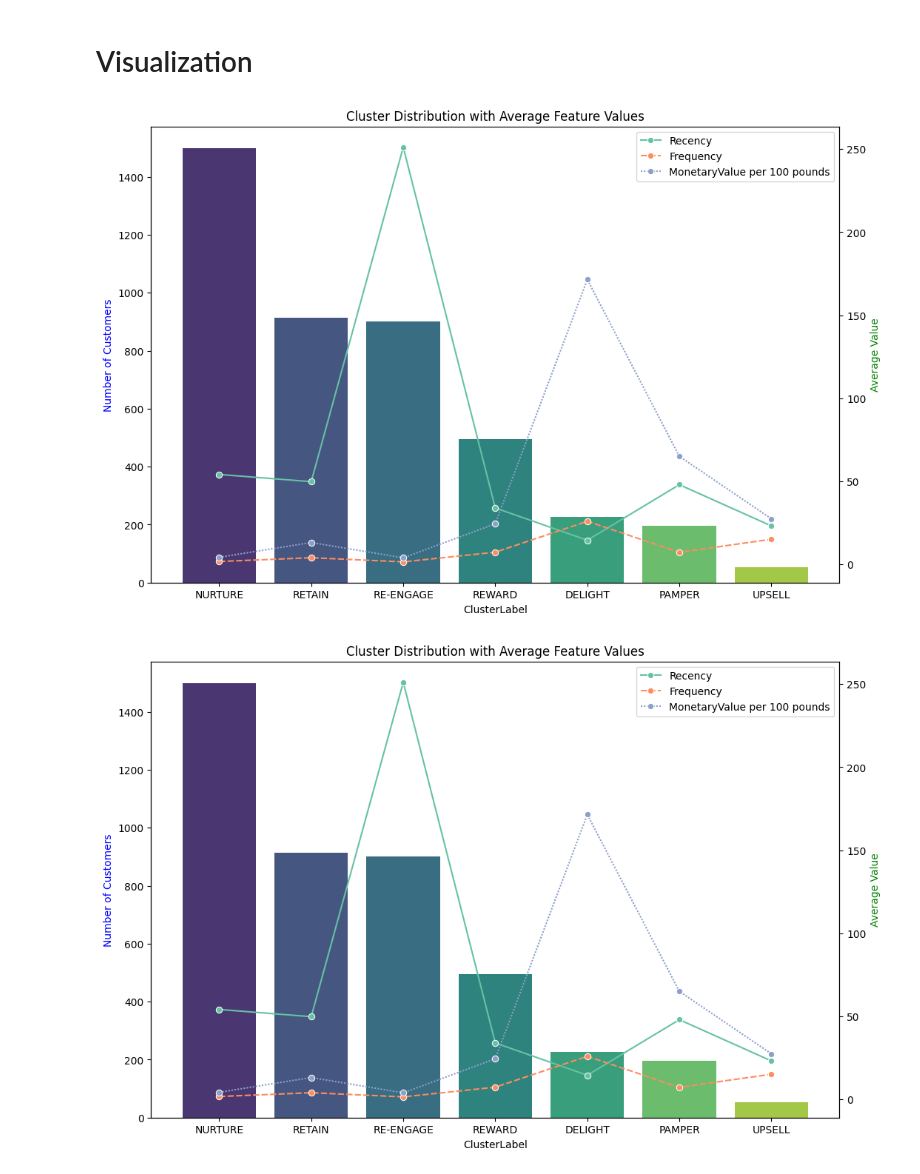
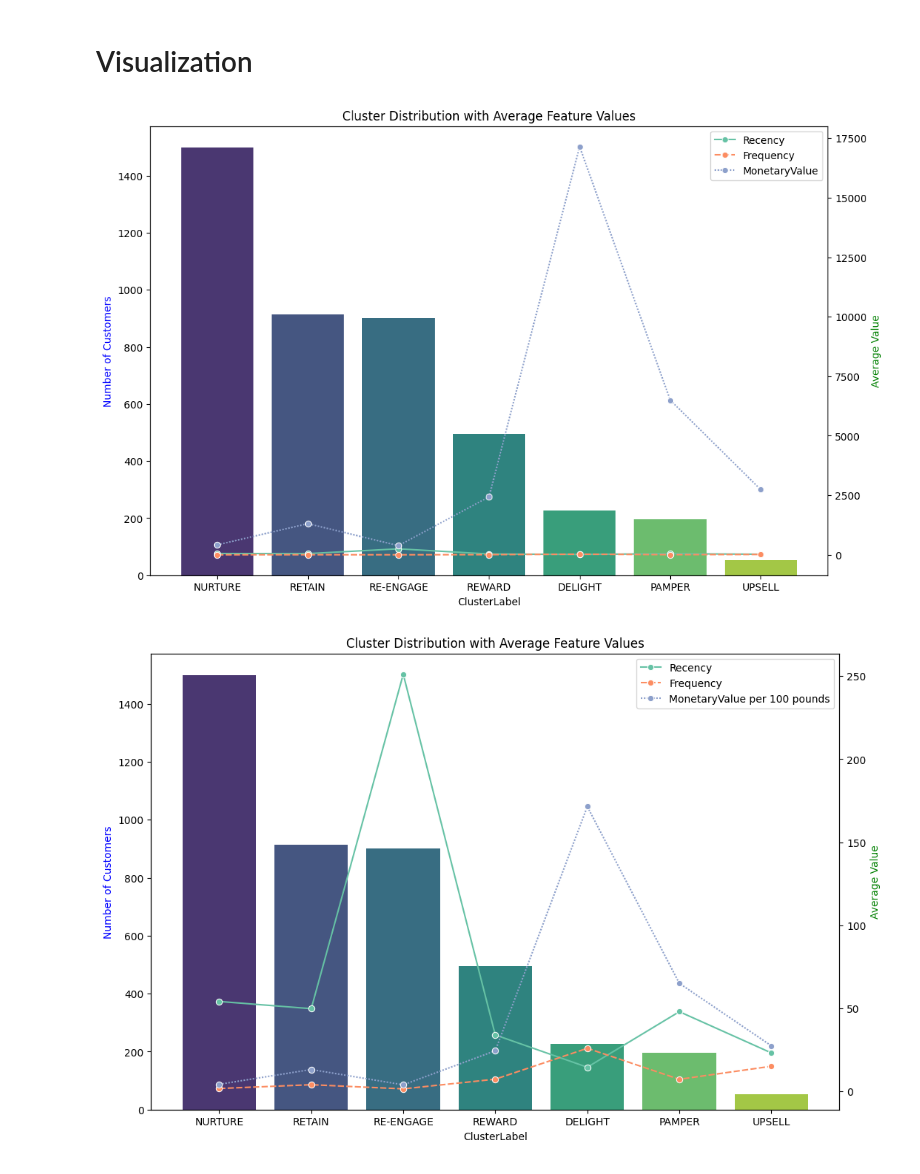
Before and after one commit to jasonqiu0/Online-Retail-Clustering, a Jupyter notebook: main.ipynb, the cells around one changed output. Cells and saved outputs as stored; diff of their text form; code cells hidden in the pictures.

Commit message:
Visualization Changes

```diff
--- a/main.ipynb
+++ b/main.ipynb
@@ -819,22 +819,22 @@ full_clustering_df
 # Visualization
 # %%
 cluster_counts = full_clustering_df['ClusterLabel'].value_counts()
-full_clustering_df["MonetaryValue per 100 pounds"] = full_clustering_df["MonetaryValue"] / 100.00
-feature_means = full_clustering_df.groupby('ClusterLabel')[['Recency', 'Frequency', 'MonetaryValue per 100 pounds']].mean()
+
+feature_means = full_clustering_df.groupby('ClusterLabel')[['Recency', 'Frequency', 'MonetaryValue']].mean()
 
 fig, ax1 = plt.subplots(figsize=(12,8))
 
 sns.barplot(x=cluster_counts.index, y=cluster_counts.values, ax=ax1, palette='viridis', hue=cluster_counts.index)
 ax1.set_ylabel('Number of Customers', color='b')
 ax1.set_title('Cluster Distribution with Average Feature Values')
 
 ax2 = ax1.twinx()
 
 sns.lineplot(data=feature_means, ax=ax2, palette='Set2', marker='o')
 ax2.set_ylabel('Average Value', color='g')
 plt.show()
 # %% [output]
-[figure, old version]
+[figure, new version]
 # %%
 cluster_counts = full_clustering_df['ClusterLabel'].value_counts()
 full_clustering_df["MonetaryValue per 100 pounds"] = full_clustering_df["MonetaryValue"] / 100.00
```
